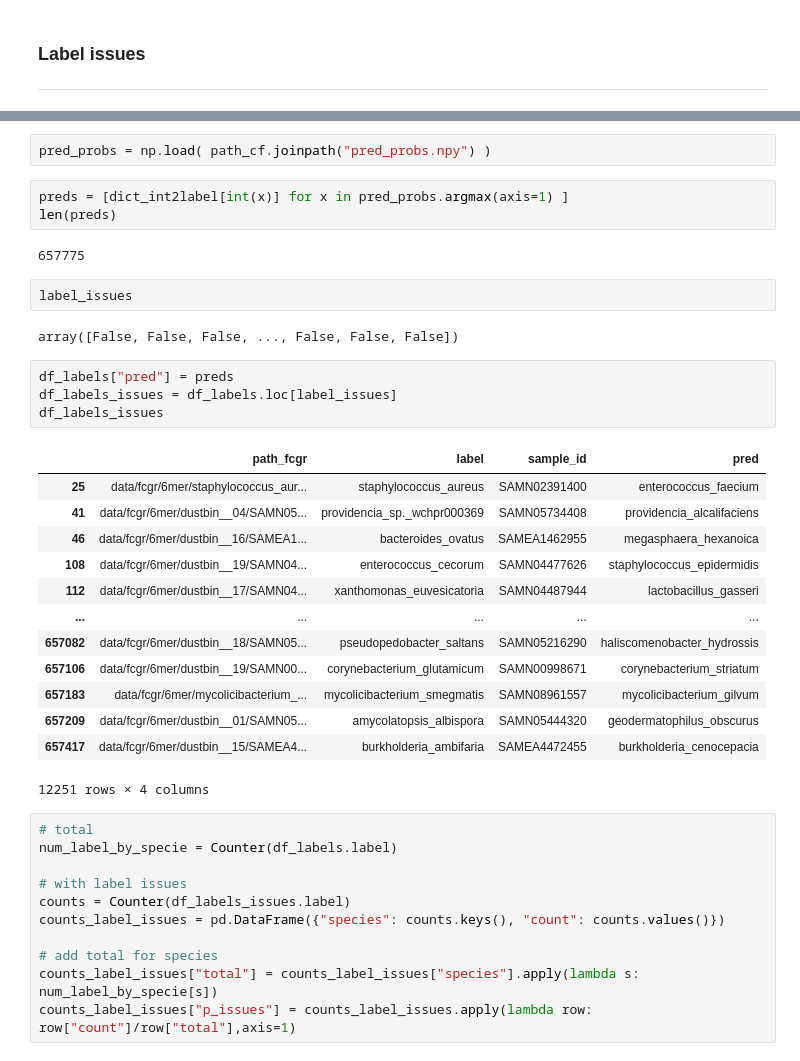
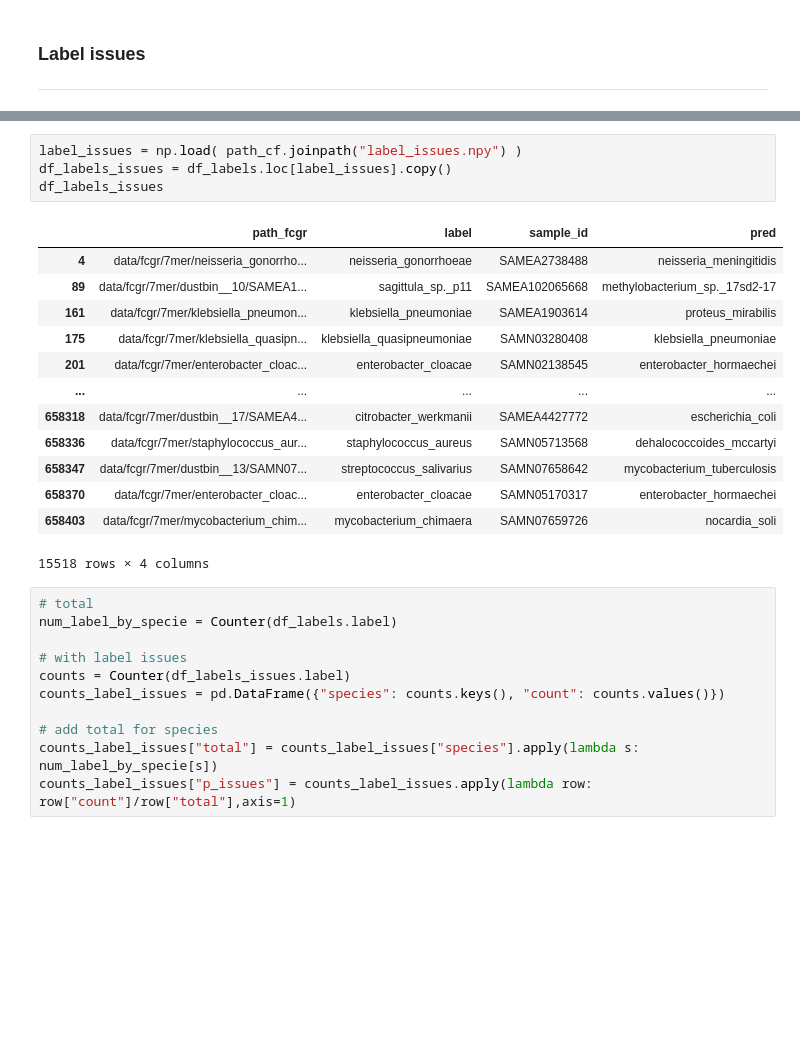
Before and after one commit to pg-space/panspace-paper, a Jupyter notebook: notebooks/exp.ipynb, the cells around one changed output, grey strips where cells are left out. Saved outputs shown, nothing was run; the diff lists cells and outputs as text; blank space fills up the shorter version.

```diff
--- a/notebooks/exp.ipynb
+++ b/notebooks/exp.ipynb
@@ -100,32 +109,21 @@ labels.shape
 # %%
-pred_probs = np.load( path_cf.joinpath("pred_probs.npy") )
+label_issues = np.load( path_cf.joinpath("label_issues.npy") )
+df_labels_issues = df_labels.loc[label_issues].copy()
+df_labels_issues
+# %% [output]
+|  | path_fcgr | label | sample_id | pred |
+| 4 | data/fcgr/7mer/neisseria_gonorrho... | neisseria_gonorrhoeae | SAMEA2738488 | neisseria_meningitidis |
+| 89 | data/fcgr/7mer/dustbin__10/SAMEA1... | sagittula_sp._p11 | SAMEA102065668 | methylobacterium_sp._17sd2-17 |
+| 161 | data/fcgr/7mer/klebsiella_pneumon... | klebsiella_pneumoniae | SAMEA1903614 | proteus_mirabilis |
+| 175 | data/fcgr/7mer/klebsiella_quasipn... | klebsiella_quasipneumoniae | SAMN03280408 | klebsiella_pneumoniae |
+| 201 | data/fcgr/7mer/enterobacter_cloac... | enterobacter_cloacae | SAMN02138545 | enterobacter_hormaechei |
+| ... | ... | ... | ... | ... |
+| 658318 | data/fcgr/7mer/dustbin__17/SAMEA4... | citrobacter_werkmanii | SAMEA4427772 | escherichia_coli |
+| 658336 | data/fcgr/7mer/staphylococcus_aur... | staphylococcus_aureus | SAMN05713568 | dehalococcoides_mccartyi |
+| 658347 | data/fcgr/7mer/dustbin__13/SAMN07... | streptococcus_salivarius | SAMN07658642 | mycobacterium_tuberculosis |
+| 658370 | data/fcgr/7mer/enterobacter_cloac... | enterobacter_cloacae | SAMN05170317 | enterobacter_hormaechei |
+| 658403 | data/fcgr/7mer/mycobacterium_chim... | mycobacterium_chimaera | SAMN07659726 | nocardia_soli |
+15518 rows × 4 columns
-# %%
-preds = [dict_int2label[int(x)] for x in pred_probs.argmax(axis=1) ]
-len(preds)
-# %% [output]
-657775
-# %%
-label_issues
-# %% [output]
-array([False, False, False, ..., False, False, False])
-# %%
-df_labels["pred"] = preds
-df_labels_issues = df_labels.loc[label_issues]
-df_labels_issues
-# %% [output]
-|  | path_fcgr | label | sample_id | pred |
-| 25 | data/fcgr/6mer/staphylococcus_aur... | staphylococcus_aureus | SAMN02391400 | enterococcus_faecium |
-| 41 | data/fcgr/6mer/dustbin__04/SAMN05... | providencia_sp._wchpr000369 | SAMN05734408 | providencia_alcalifaciens |
-| 46 | data/fcgr/6mer/dustbin__16/SAMEA1... | bacteroides_ovatus | SAMEA1462955 | megasphaera_hexanoica |
-| 108 | data/fcgr/6mer/dustbin__19/SAMN04... | enterococcus_cecorum | SAMN04477626 | staphylococcus_epidermidis |
-| 112 | data/fcgr/6mer/dustbin__17/SAMN04... | xanthomonas_euvesicatoria | SAMN04487944 | lactobacillus_gasseri |
-| ... | ... | ... | ... | ... |
-| 657082 | data/fcgr/6mer/dustbin__18/SAMN05... | pseudopedobacter_saltans | SAMN05216290 | haliscomenobacter_hydrossis |
-| 657106 | data/fcgr/6mer/dustbin__19/SAMN00... | corynebacterium_glutamicum | SAMN00998671 | corynebacterium_striatum |
-| 657183 | data/fcgr/6mer/mycolicibacterium_... | mycolicibacterium_smegmatis | SAMN08961557 | mycolicibacterium_gilvum |
-| 657209 | data/fcgr/6mer/dustbin__01/SAMN05... | amycolatopsis_albispora | SAMN05444320 | geodermatophilus_obscurus |
-| 657417 | data/fcgr/6mer/dustbin__15/SAMEA4... | burkholderia_ambifaria | SAMEA4472455 | burkholderia_cenocepacia |
-12251 rows × 4 columns
 # %%
 # total
 num_label_by_specie = Counter(df_labels.label)
```
Also changed, not shown: parts of 14 cells of this notebook, 4 other files.
